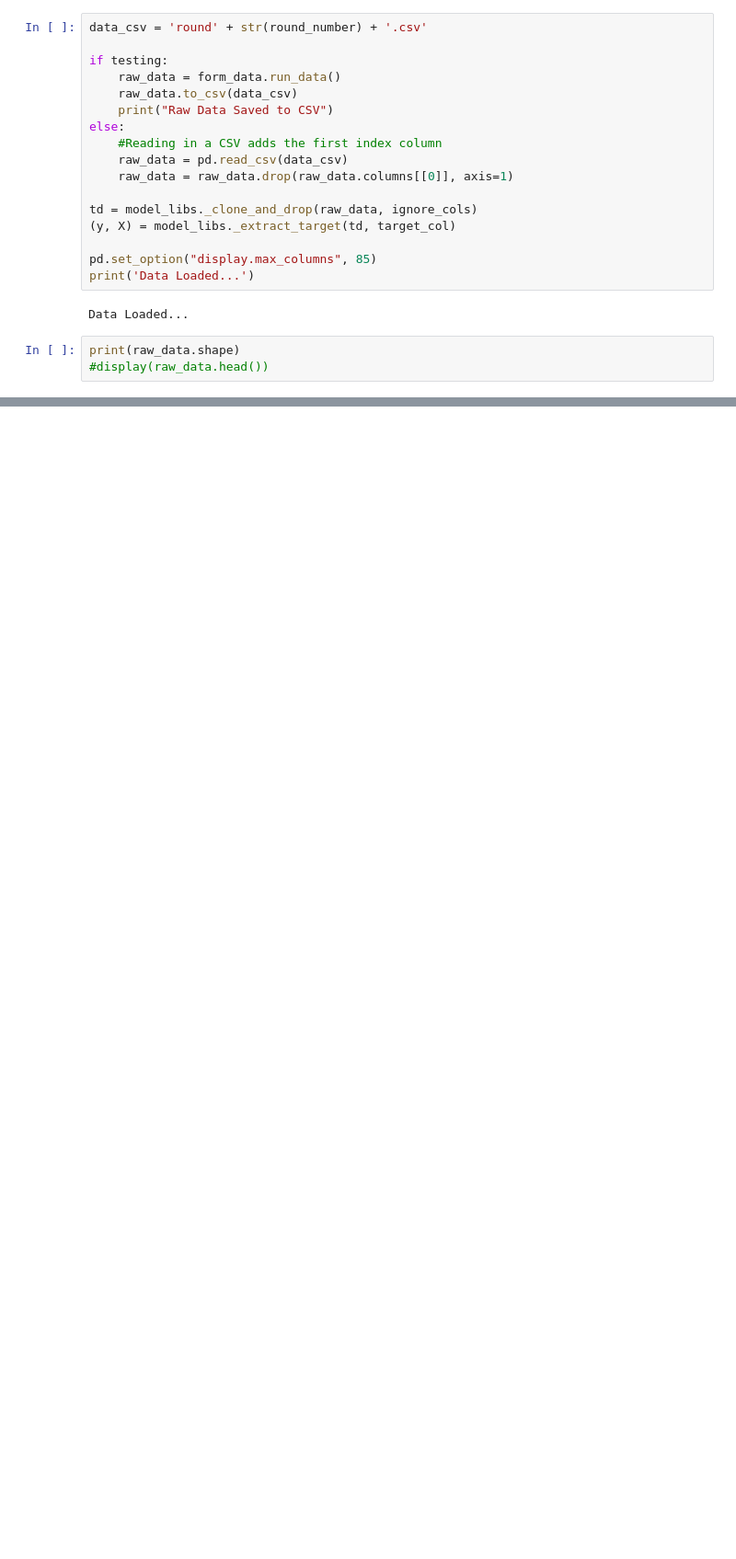
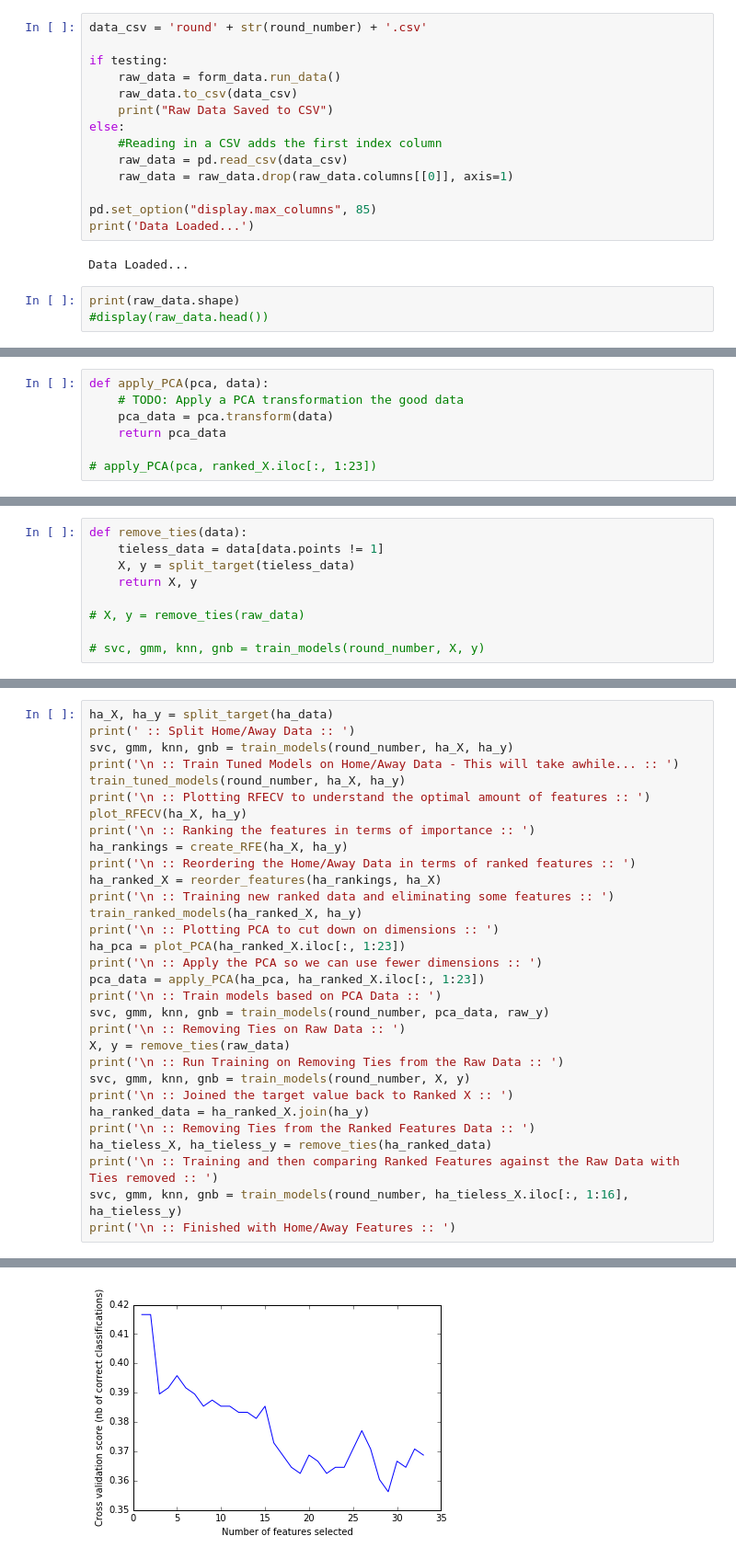
Before and after one commit to dchilders21/stats, a Jupyter notebook: src/stats/stats.ipynb, the cells around one changed output, grey strips where cells are left out. Shown: that part at 92% size. Saved outputs shown, nothing was run; the diff lists cells and outputs as text; blank space fills up the shorter version.

Commit message:
Finished adding in Home/Away Features and Extended Features.

```diff
--- a/src/stats/stats.ipynb
+++ b/src/stats/stats.ipynb
@@ -53,9 +55,6 @@ else:
     raw_data = pd.read_csv(data_csv)
     raw_data = raw_data.drop(raw_data.columns[[0]], axis=1)
 
-td = model_libs._clone_and_drop(raw_data, ignore_cols)
-(y, X) = model_libs._extract_target(td, target_col)
-
 pd.set_option("display.max_columns", 85)
 print('Data Loaded...')
 # %% [output]
@@ -124,0 +198,7 @@ Find all matches
+# %%
+def apply_PCA(pca, data):
+    # TODO: Apply a PCA transformation the good data
+    pca_data = pca.transform(data)
+    return pca_data
+
+# apply_PCA(pca, ranked_X.iloc[:, 1:23])
@@ -124,0 +207,9 @@ Find all matches
+# %%
+def remove_ties(data):
+    tieless_data = data[data.points != 1]
+    X, y = split_target(tieless_data)
+    return X, y
+
+# X, y = remove_ties(raw_data)
+
+# svc, gmm, knn, gnb = train_models(round_number, X, y)
@@ -124,0 +291,32 @@ Find all matches
+# %%
+ha_X, ha_y = split_target(ha_data)
+print(' :: Split Home/Away Data :: ')
+svc, gmm, knn, gnb = train_models(round_number, ha_X, ha_y)
+print('\n :: Train Tuned Models on Home/Away Data - This will take awhile... :: ')
+train_tuned_models(round_number, ha_X, ha_y)
+print('\n :: Plotting RFECV to understand the optimal amount of features :: ')
+plot_RFECV(ha_X, ha_y)
+print('\n :: Ranking the features in terms of importance :: ')
+ha_rankings = create_RFE(ha_X, ha_y)
+print('\n :: Reordering the Home/Away Data in terms of ranked features :: ')
+ha_ranked_X = reorder_features(ha_rankings, ha_X)
+print('\n :: Training new ranked data and eliminating some features :: ')
+train_ranked_models(ha_ranked_X, ha_y)
+print('\n :: Plotting PCA to cut down on dimensions :: ')
+ha_pca = plot_PCA(ha_ranked_X.iloc[:, 1:23])
+print('\n :: Apply the PCA so we can use fewer dimensions :: ')
+pca_data = apply_PCA(ha_pca, ha_ranked_X.iloc[:, 1:23])
+print('\n :: Train models based on PCA Data :: ')
+svc, gmm, knn, gnb = train_models(round_number, pca_data, raw_y)
+print('\n :: Removing Ties on Raw Data :: ')
+X, y = remove_ties(raw_data)
+print('\n :: Run Training on Removing Ties from the Raw Data :: ')
+svc, gmm, knn, gnb = train_models(round_number, X, y)
+print('\n :: Joined the target value back to Ranked X :: ')
+ha_ranked_data = ha_ranked_X.join(ha_y)
+print('\n :: Removing Ties from the Ranked Features Data :: ')
+ha_tieless_X, ha_tieless_y = remove_ties(ha_ranked_data)
+print('\n :: Training and then comparing Ranked Features against the Raw Data with Ties removed :: ')
+svc, gmm, knn, gnb = train_models(round_number, ha_tieless_X.iloc[:, 1:16], ha_tieless_y)
+print('\n :: Finished with Home/Away Features :: ')
+# %% [output]
@@ -124,0 +340 @@ Find all matches
+[figure, added]
```
Also changed, not shown: parts of 52 cells of this notebook, 36 other files.
